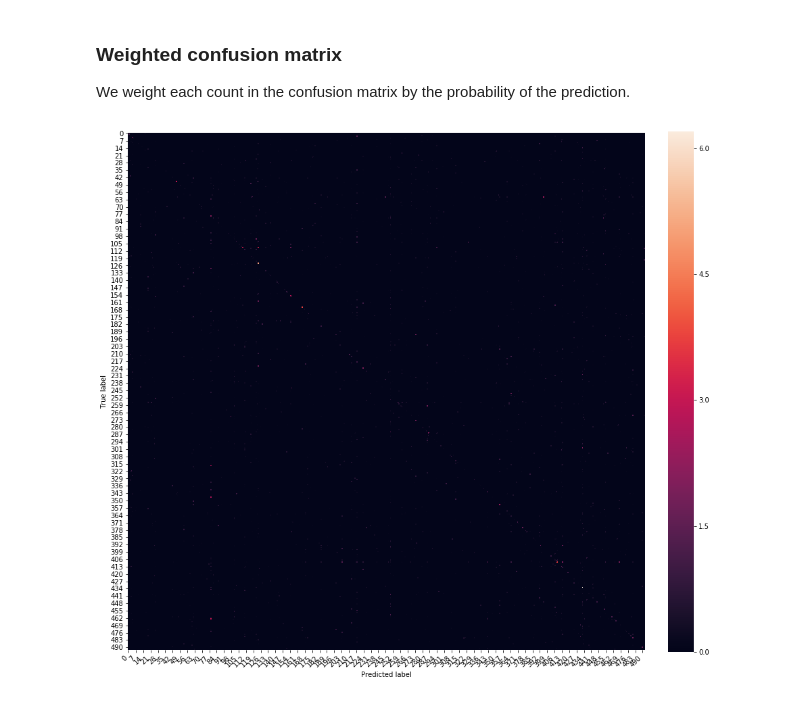
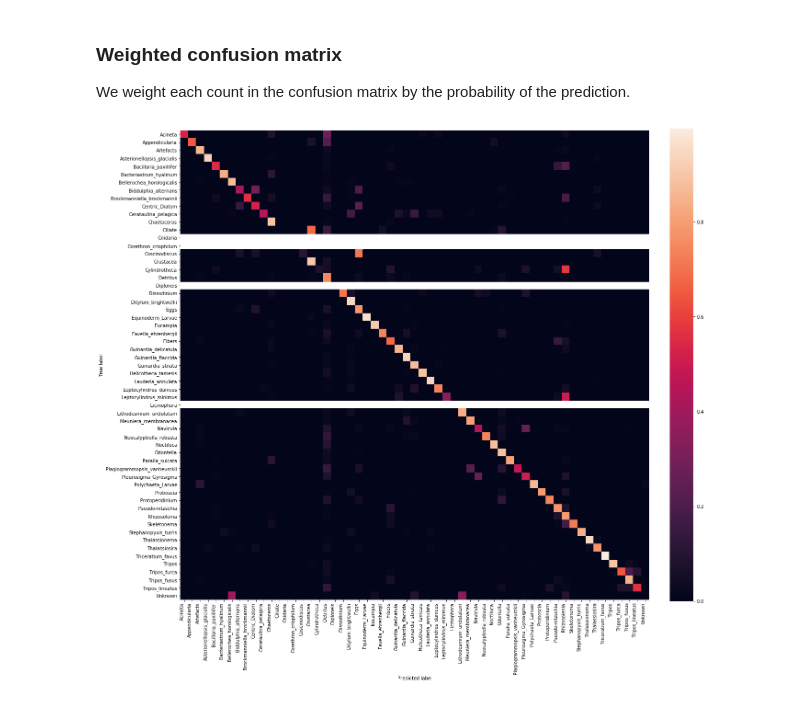
Before and after one commit to deephdc/image-classification-tf, a Jupyter notebook: notebooks/3.1-Prediction_statistics.ipynb, the cells around one changed output. Cells and saved outputs as stored; diff of their text form; code cells hidden in the pictures.

Commit message:
improve test notebook

```diff
--- a/notebooks/3.1-Prediction_statistics.ipynb
+++ b/notebooks/3.1-Prediction_statistics.ipynb
@@ -12,11 +12,14 @@ import numpy as np
 from imgclas.data_utils import load_image, load_class_names
 from imgclas import paths, plot_utils
 
+import warnings
+warnings.filterwarnings("ignore") # To ignore UndefinedMetricWarning: [Recall/Precision/F-Score] is ill-defined and being set to 0.0 in labels with no [true/predicted] samples.
+
 # User parameters to set
-TIMESTAMP = '2018-11-08_19:34:59'                       # timestamp of the model
-SPLIT_NAME = 'test_RJB'                                 # dataset split to predict
-MODEL_NAME = 'final_model.h5'                           # model to use to make the mediction
-TOP_K = 5                                               # number of top classes predictions to save
+TIMESTAMP = 'phytoplankton'           # timestamp of the model
+SPLIT_NAME = 'test'                   # dataset split to predict
+MODEL_NAME = 'final_model.h5'         # model to use to make the mediction
+TOP_K = 5                             # number of top classes predictions to save
 
 # Set the timestamp
 paths.timestamp = TIMESTAMP
@@ -54,12 +96,15 @@ import matplotlib.pylab as plt
 import seaborn
 from sklearn.metrics import confusion_matrix
 
-def plt_conf_matrix(conf_mat):
-    fig = plt.figure(figsize=(15, 15))
-    hm = seaborn.heatmap(conf_mat, annot=False, fmt="d", square=True, cbar_kws={'fraction':0.046, 'pad':0.04})
+
+def plt_conf_matrix(conf_mat, labels=False):
+
+    fig = plt.figure(figsize=(20, 20))
+    hm = seaborn.heatmap(conf_mat, annot=False, square=True, cbar_kws={'fraction':0.046, 'pad':0.04},
+                         xticklabels=labels, yticklabels=labels)
     fontsize = None
     hm.yaxis.set_ticklabels(hm.yaxis.get_ticklabels(), rotation=0, ha='right', fontsize=fontsize)
-    hm.xaxis.set_ticklabels(hm.xaxis.get_ticklabels(), rotation=45, ha='right', fontsize=fontsize)
+    hm.xaxis.set_ticklabels(hm.xaxis.get_ticklabels(), rotation=90, ha='right', fontsize=fontsize)
 
     plt.ylabel('True label')
     plt.xlabel('Predicted label')
@@ -77,10 +125,13 @@ We weight each count in the confusion matrix by the probability of the predictio
 # %%
 y_pred = np.array(pred_dict['pred_lab'])
 y_true = np.repeat(np.array(pred_dict['true_lab']), y_pred.shape[1])
 y_pred = y_pred.flatten()
 weights = np.array(pred_dict['pred_prob']).flatten()
 
-conf_mat = confusion_matrix(y_true, y_pred, labels=None, sample_weight=weights)
-plt_conf_matrix(conf_mat)
+conf_mat = confusion_matrix(y_true, y_pred, labels=range(len(class_names)), sample_weight=weights)
+normed_conf = conf_mat / np.sum(conf_mat, axis=1)[:, np.newaxis]
+
+# plt_conf_matrix(conf_mat)
+plt_conf_matrix(normed_conf, labels=class_names)
 # %% [output]
-[figure, old version]
+[figure, new version]
```
Also changed, not shown: parts of 5 cells of this notebook.
